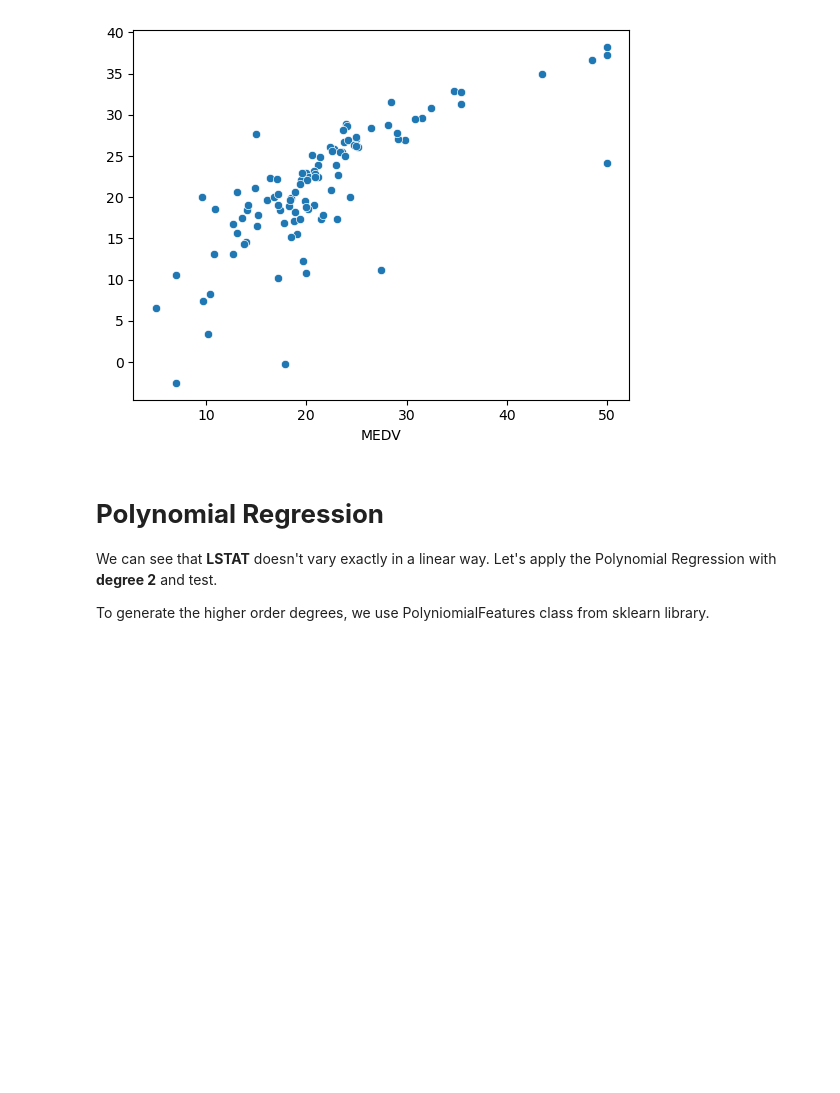
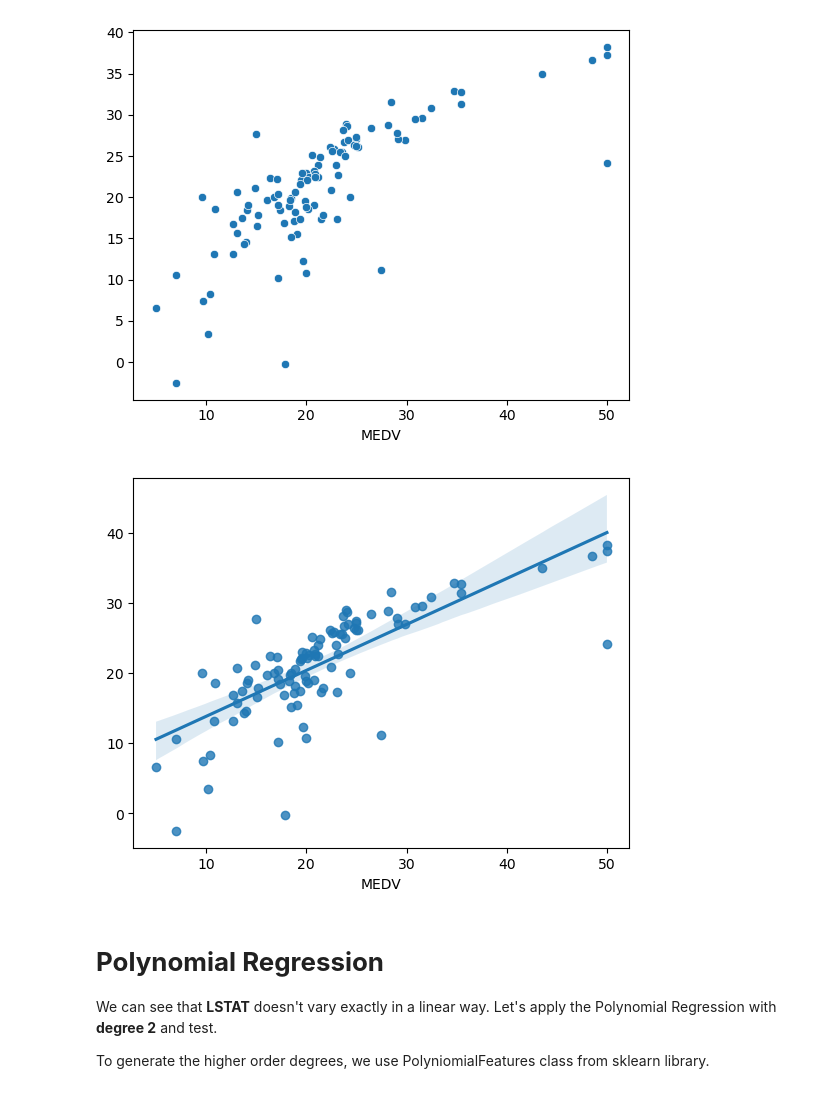
Before and after one commit to jblalor/2026-10-BILBAO-FT-Data-Science-J, a Jupyter notebook: 3-Machine_Learning/1-Supervisado/1-Regression/2-Polynomial_Regression/ejercicios/3 Polynomial_Regression_J.ipynb, the cells around one changed output. Cells and saved outputs as stored; diff of their text form; code cells hidden in the pictures; blank space fills up the shorter version.

```diff
--- a/3-Machine_Learning/1-Supervisado/1-Regression/2-Polynomial_Regression/ejercicios/3 Polynomial_Regression_J.ipynb
+++ b/3-Machine_Learning/1-Supervisado/1-Regression/2-Polynomial_Regression/ejercicios/3 Polynomial_Regression_J.ipynb
@@ -257,6 +271,10 @@ Plotting the y_test vs y_pred. Ideally should have been a straight line
 sns.scatterplot(x = y_test, y = y_pred_test);
 # %% [output]
 [figure]
+# %%
+sns.regplot(x = y_test, y = y_pred_test);
+# %% [output]
+[figure, added]
 # %% [markdown]
 # **Polynomial Regression**
 
```
Also changed, not shown: parts of 9 cells of this notebook, 8 other files.
